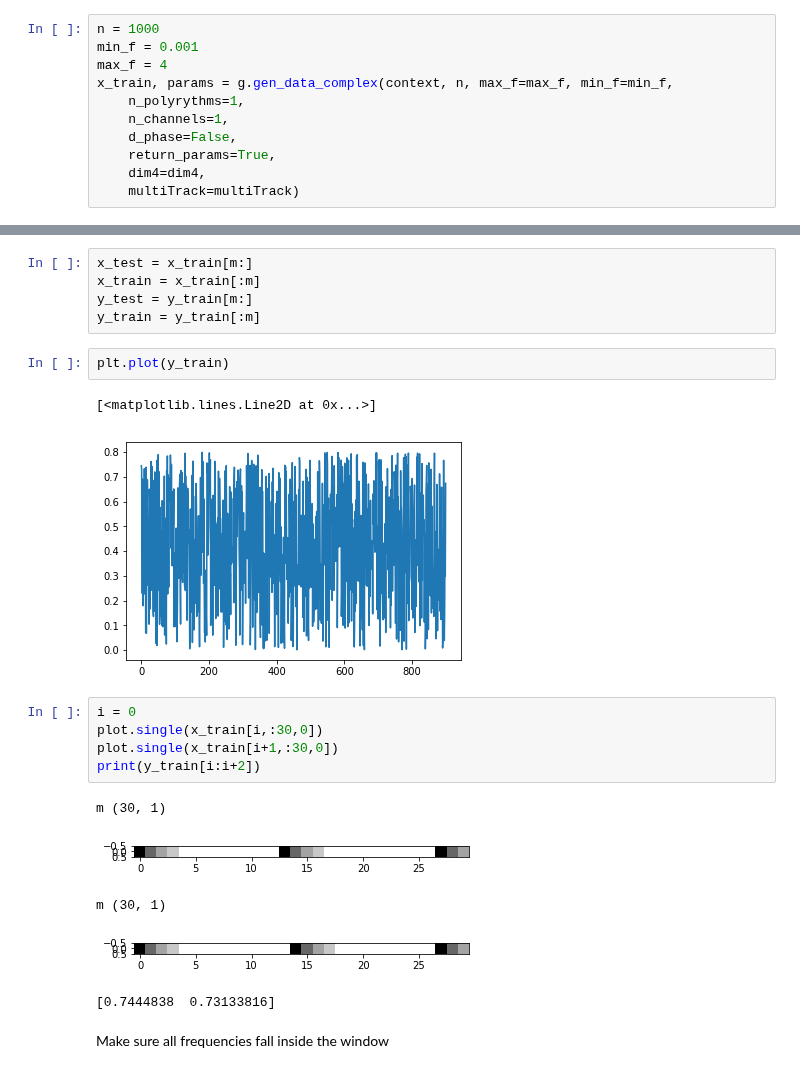
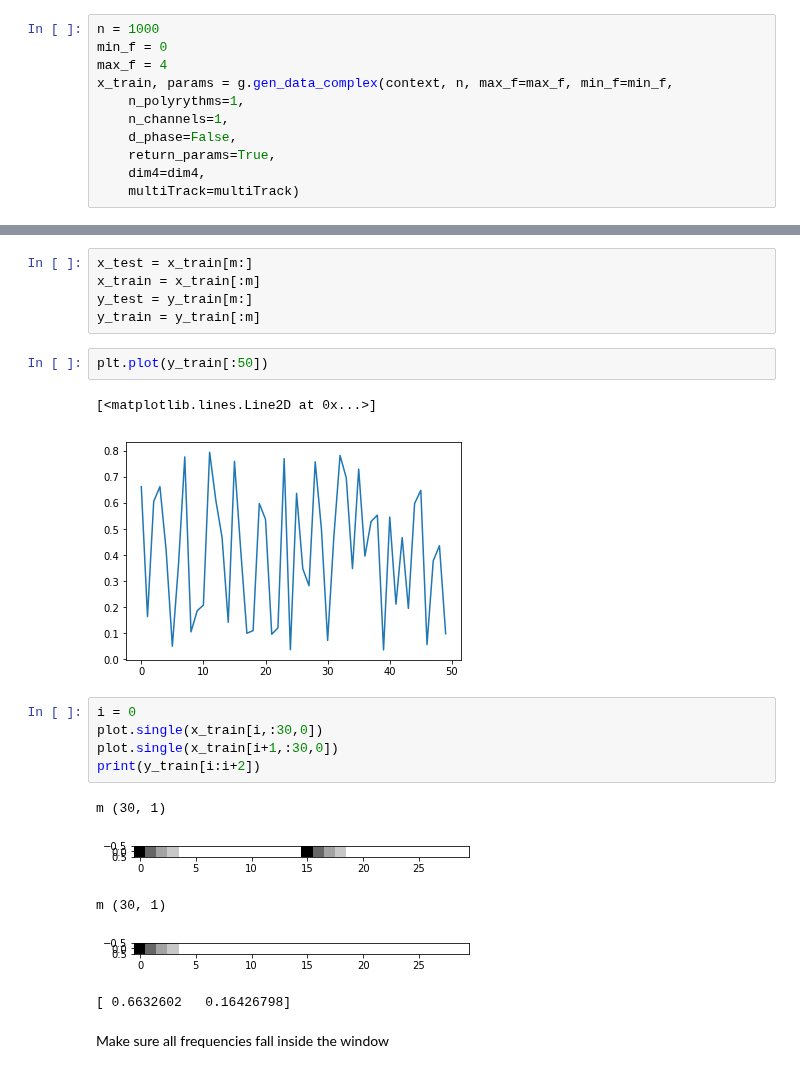
Before and after one commit to voschezang/drum-style-transfer, a Jupyter notebook: src/Experiment-FA-v1c.ipynb, the cells around one changed output, grey strips where cells are left out. Saved outputs shown, nothing was run; the diff lists cells and outputs as text.

```diff
--- a/src/Experiment-FA-v1c.ipynb
+++ b/src/Experiment-FA-v1c.ipynb
@@ -67,6 +67,6 @@ Importing midi-data
 # %%
 n = 1000
-min_f = 0.001
+min_f = 0
 max_f = 4
 x_train, params = g.gen_data_complex(context, n, max_f=max_f, min_f=min_f,
     n_polyrythms=1,
@@ -120,10 +135,10 @@ x_train = x_train[:m]
 y_test = y_train[m:]
 y_train = y_train[:m]
 # %%
-plt.plot(y_train)
+plt.plot(y_train[:50])
 # %% [output]
 [<matplotlib.lines.Line2D at 0x...>]
-[figure, old version]
+[figure, new version]
 # %%
 i = 0
 plot.single(x_train[i,:30,0])
@@ -131,10 +146,10 @@ plot.single(x_train[i+1,:30,0])
 print(y_train[i:i+2])
 # %% [output]
 m (30, 1)
-[figure, old version]
+[figure, new version]
 m (30, 1)
-[figure, old version]
+[figure, new version]
-[0.7444838  0.73133816]
+[ 0.6632602   0.16426798]
 # %% [markdown]
 Make sure all frequencies fall inside the window
 # %%
```
Also changed, not shown: parts of 34 cells of this notebook, 2 other files.
